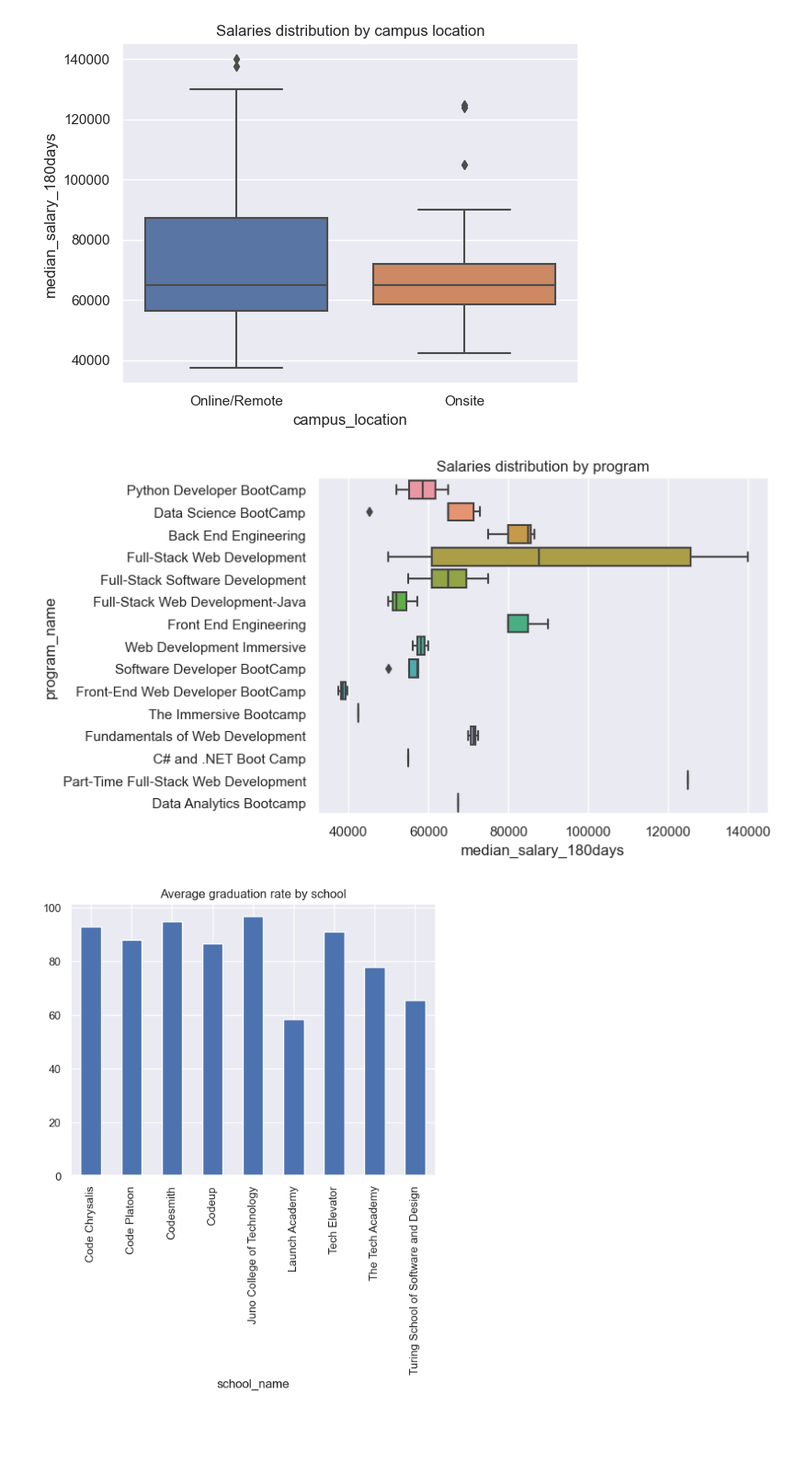
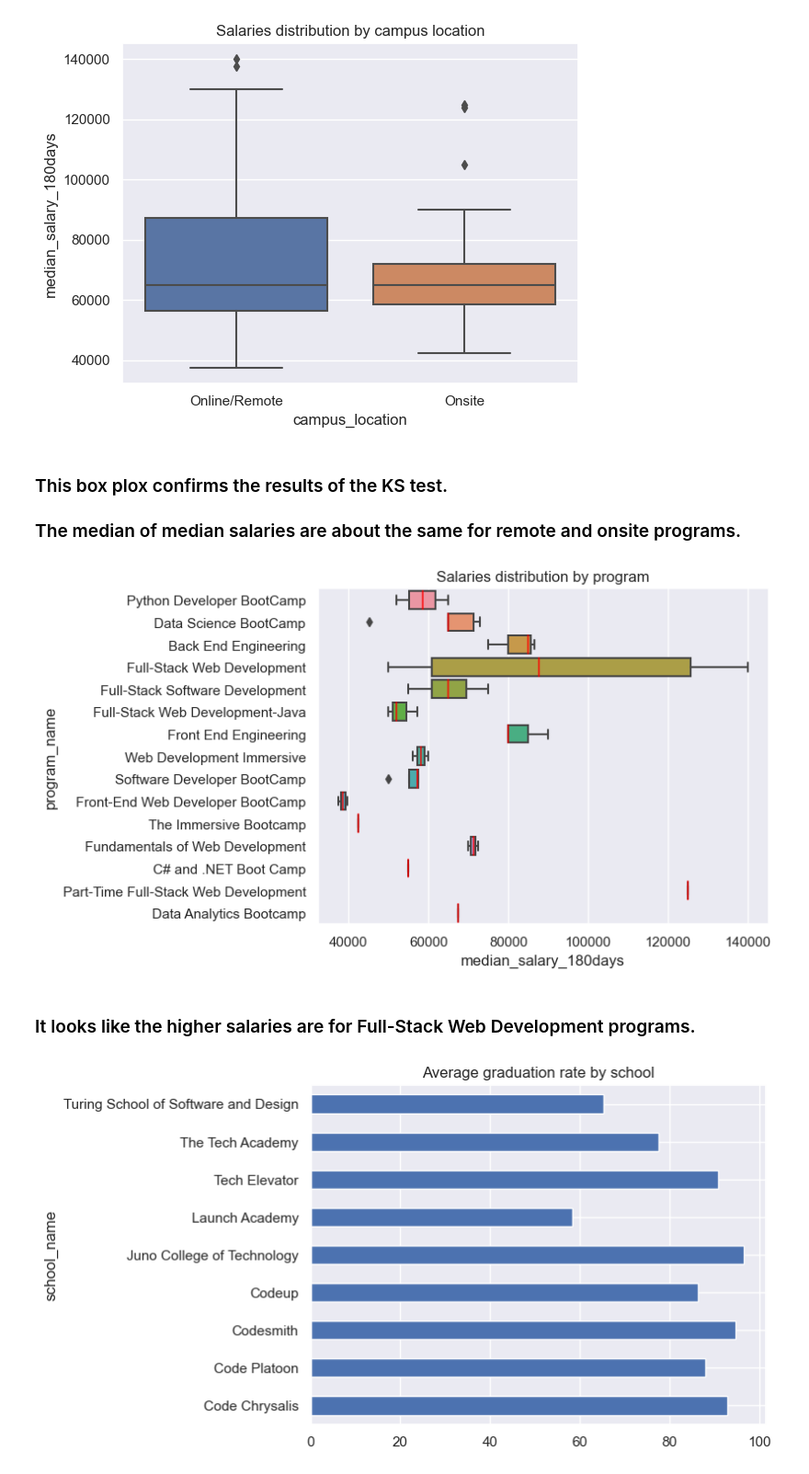
Before and after one commit to selena0391/bootcamps_edu, a Jupyter notebook: code/eda.ipynb, the cells around one changed output. Shown: that part at 92% size. Drawn from its saved outputs; the diff is of its cells as text; code cells hidden in the pictures; blank space fills up the shorter version.

```diff
--- a/code/eda.ipynb
+++ b/code/eda.ipynb
@@ -188,15 +251,20 @@ sns.boxplot(x= df['campus_location'].apply(lambda x: "Online/Remote" if x in ['O
 plt.title('Salaries distribution by campus location');
 # %% [output]
 [figure]
+# %% [markdown]
+### This box plox confirms the results of the KS test.
+### The median of median salaries are about the same for remote and onsite programs.
 # %%
-sns.boxplot(x = df['median_salary_180days'], y = df['program_name'])
+sns.boxplot(x = df['median_salary_180days'], y = df['program_name'], medianprops=dict(color="red", alpha=0.7))
 plt.title('Salaries distribution by program');
 # %% [output]
-[figure, old version]
+[figure, new version]
+# %% [markdown]
+### It looks like the higher salaries are for Full-Stack Web Development programs.
 # %%
 
-aver_graduation = df.groupby('school_name')['graduation_rate'].mean()
-aver_graduation.plot(kind ='bar')
+avg_graduation = df.groupby('school_name')['graduation_rate'].mean()
+avg_graduation.plot(kind ='barh')
 plt.title('Average graduation rate by school');
 # %% [output]
-[figure, old version]
+[figure, new version]
```
Also changed, not shown: parts of 12 cells of this notebook.
